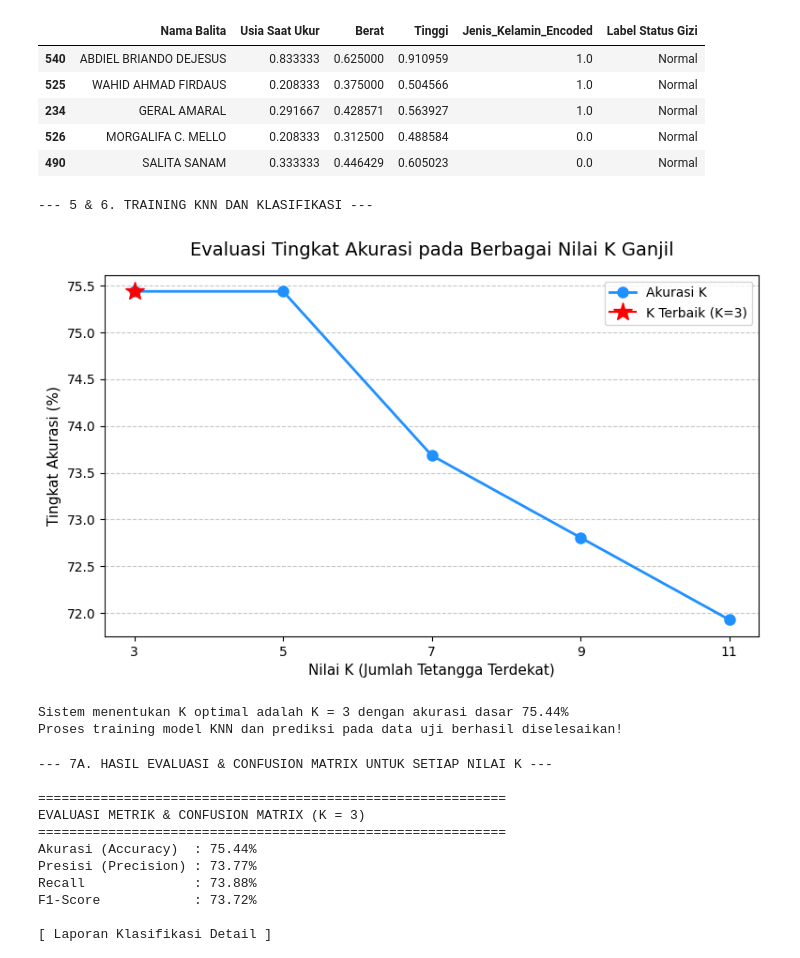
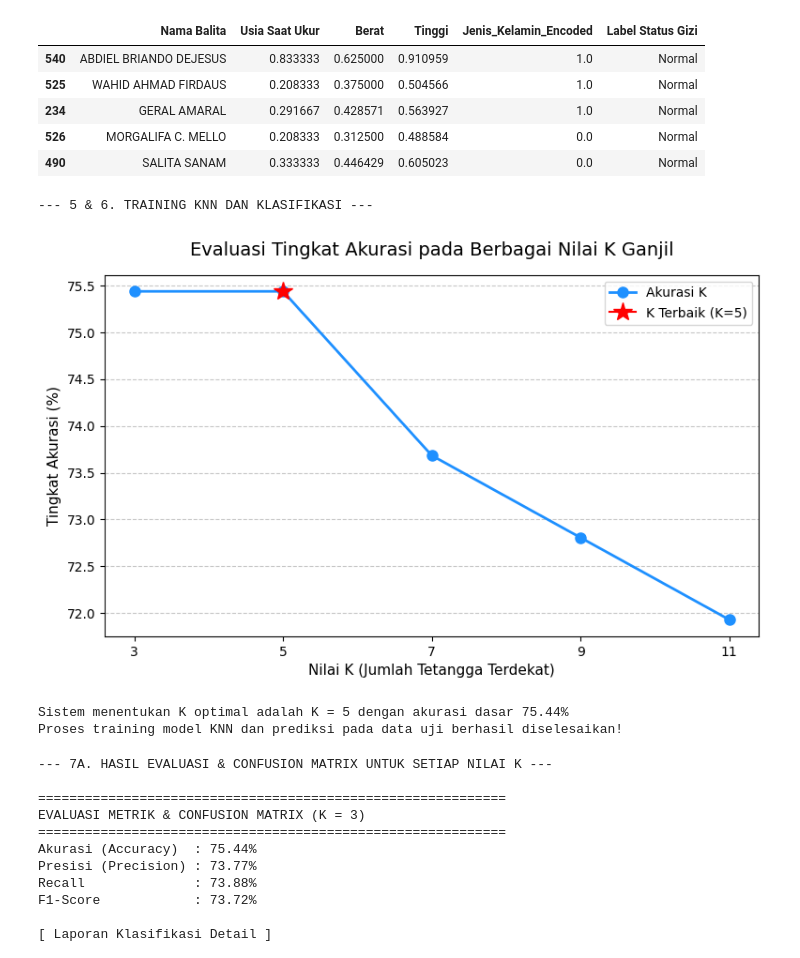
Before and after one commit to dhianab12-commits/machinelearningKNN, a Jupyter notebook: Prediksi KNN tanpa Pola Asuh Untitled16.ipynb, the cells around one changed output. Drawn from its saved outputs; the diff is of its cells as text; code cells hidden in the pictures.

```diff
--- a/Prediksi KNN tanpa Pola Asuh Untitled16.ipynb
+++ b/Prediksi KNN tanpa Pola Asuh Untitled16.ipynb
@@ -204,7 +204,7 @@ k_terbaik = 3
 k_values = []
 accuracies = []
 
-# Loop untuk mencari nilai k ganjil terbaik dari k=3 hingga k=15
+# Loop untuk mencari nilai k ganjil terbaik dari k=3 hingga k=12
 for k in range(3, 12, 2):
     knn_temp = KNeighborsClassifier(n_neighbors=k, weights='distance', metric='euclidean')
     knn_temp.fit(X_train, y_train)
@@ -214,7 +214,7 @@ for k in range(3, 12, 2):
     k_values.append(k)
     accuracies.append(score * 100)
 
-    if score > akurasi_terbaik:
+    if score >= akurasi_terbaik:
         akurasi_terbaik = score
         k_terbaik = k
 
@@ -223,35 +223,35 @@ for k in range(3, 12, 2):
 # =========================================================
 plt.figure(figsize=(9, 5))
 
 # Membuat garis grafik utama
 plt.plot(k_values, accuracies, marker='o', linestyle='-', color='dodgerblue', linewidth=2, markersize=8, label='Akurasi K')
 
 # Memberi tanda khusus (bintang merah) pada titik K yang paling optimal
 plt.plot(k_terbaik, akurasi_terbaik * 100, marker='*', color='red', markersize=15, label=f'K Terbaik (K={k_terbaik})')
 
 # Pengaturan label dan tampilan grafik
 plt.title('Evaluasi Tingkat Akurasi pada Berbagai Nilai K Ganjil', fontsize=14, pad=15)
 plt.xlabel('Nilai K (Jumlah Tetangga Terdekat)', fontsize=11)
 plt.ylabel('Tingkat Akurasi (%)', fontsize=11)
 plt.xticks(k_values) # Memastikan sumbu X hanya menampilkan angka K yang diuji
 plt.grid(axis='y', linestyle='--', alpha=0.7)
 plt.legend()
 plt.show()
 # =========================================================
 
 print(f"\nSistem menentukan K optimal adalah K = {k_terbaik} dengan akurasi dasar {akurasi_terbaik*100:.2f}%")
 
 # Melatih ulang model final menggunakan K terbaik
 knn_model = KNeighborsClassifier(n_neighbors=k_terbaik, weights='distance', metric='euclidean')
 knn_model.fit(X_train, y_train)
 
 # Proses Klasifikasi / Prediksi pada Data Uji
 y_pred = knn_model.predict(X_test)
 print("Proses training model KNN dan prediksi pada data uji berhasil diselesaikan!")
 # %% [output]
 --- 5 & 6. TRAINING KNN DAN KLASIFIKASI ---
-[figure, old version]
+[figure, new version]
-Sistem menentukan K optimal adalah K = 3 dengan akurasi dasar 75.44%
+Sistem menentukan K optimal adalah K = 5 dengan akurasi dasar 75.44%
 Proses training model KNN dan prediksi pada data uji berhasil diselesaikan!
 # %%
 from sklearn.metrics import accuracy_score, precision_score, recall_score, f1_score, confusion_matrix, classification_report
```
Also changed, not shown: parts of 3 cells of this notebook.
